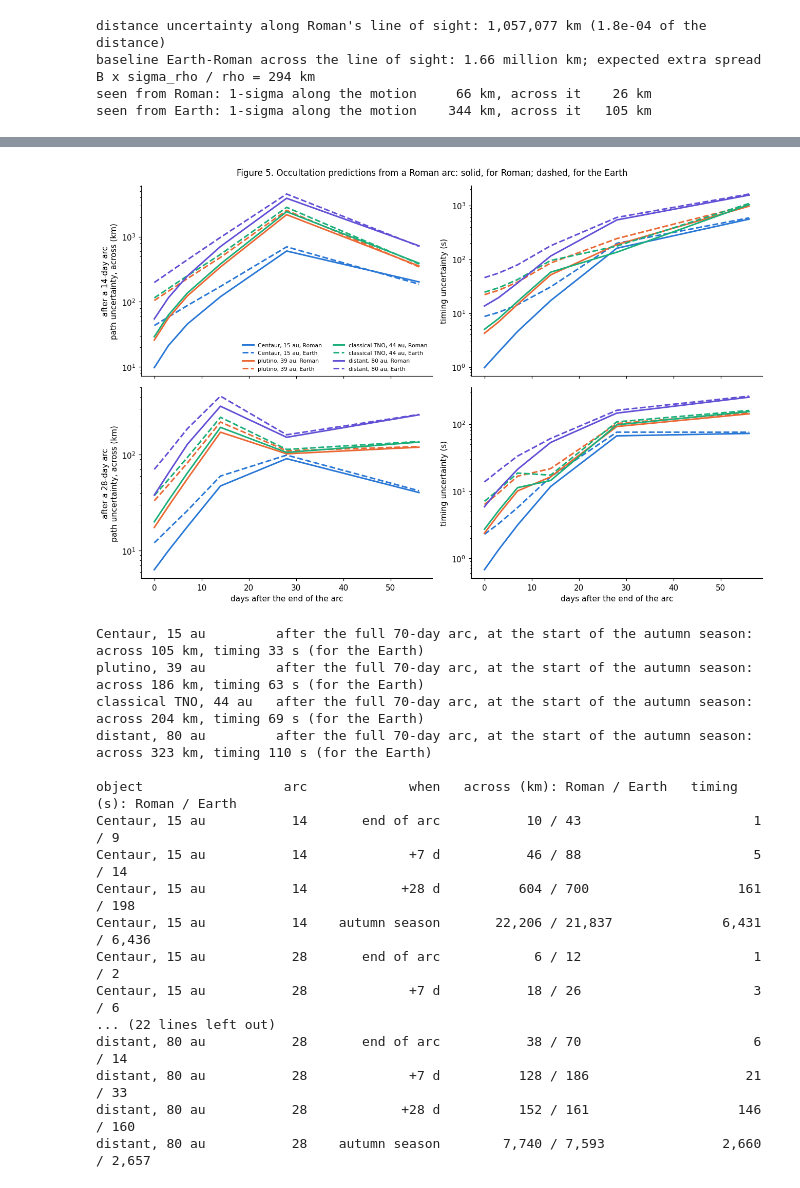
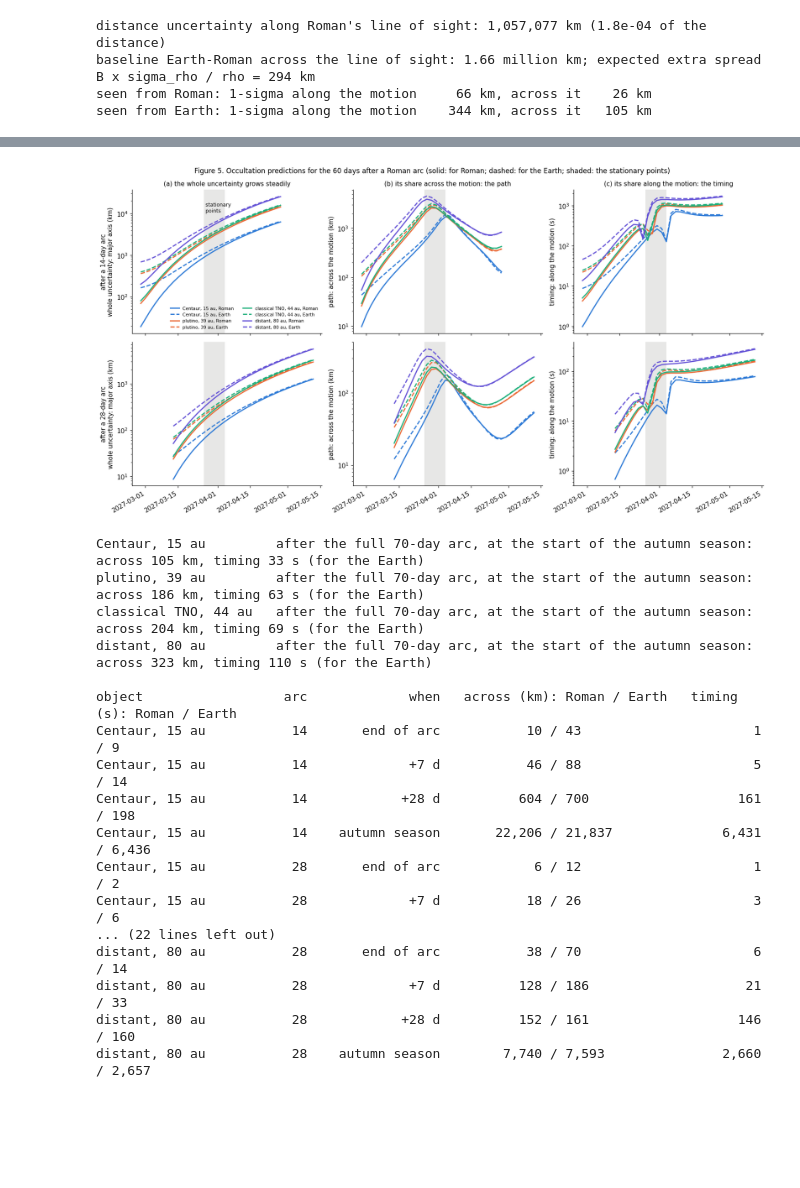
Before and after one commit to matthewjohnpayne/science-notebooks, a Jupyter notebook: notebooks/roman_tno/roman_tno.ipynb, the cells around one changed output, grey strips where cells are left out. Drawn from its saved outputs; the diff is of its cells as text; code cells hidden in the pictures; blank space fills up the shorter version.

```diff
--- a/notebooks/roman_tno/roman_tno.ipynb
+++ b/notebooks/roman_tno/roman_tno.ipynb
@@ -259,43 +259,57 @@ Here is how both evolve after the end of 14- and 28-day arcs, for predictions ma
 # %%
 LATER = [0, 3, 7, 14, 28, 56]
 autumn = Time(roman.AUTUMN_2027[0], scale="utc").tdb.jd - JD
+STATIONARY = (Time("2027-03-26").datetime, Time("2027-04-04").datetime)   # the objects' slowest motion (Section 2)
+series = {}
+for name in truth:
+    for arc in (14, 28):
+        O, f, S = fits[(name, arc)]
+        tt = O.t[-1] + np.arange(0, 61, 2.0)
+        series[(name, arc)] = (tt, roman.spread_series(S, f.t, f.state, tt, TRAJ))
+
+fig, axs = plt.subplots(2, 3, figsize=(15, 8), sharex=True)
+for row, arc in enumerate((14, 28)):
+    for (name, x), c in zip(truth.items(), roman.COLOURS):
+        tt, sp = series[(name, arc)]
+        dates = Time(tt + JD, format="jd", scale="tdb").datetime
+        for who, ls in (("Roman", "-"), ("Earth", "--")):
+            r = sp[who]
+            lab = f"{name}, {who}" if row == 0 else None
+            axs[row, 0].plot(dates, r["major"], ls, color=c, lw=1.8, label=lab)
+            axs[row, 1].plot(dates, r["across"], ls, color=c, lw=1.8)
+            axs[row, 2].plot(dates, r["along"] / r["rate_km_s"], ls, color=c, lw=1.8)
+    for ax, lab in zip(axs[row], ["whole uncertainty: major axis (km)", "path: across the motion (km)", "timing: along the motion (s)"]):
+        ax.set_yscale("log")
+        ax.axvspan(*STATIONARY, color=roman.MUTED, alpha=0.2, lw=0)
+        ax.set_ylabel(f"after a {arc}-day arc\n{lab}" if ax is axs[row, 0] else lab)
+for ax, title in zip(axs[0], ["(a) the whole uncertainty grows steadily", "(b) its share across the motion: the path", "(c) its share along the motion: the timing"]):
+    ax.set_title(title, fontsize=10)
+axs[0, 0].text(STATIONARY[0], axs[0, 0].get_ylim()[1] * 0.5, " stationary\n points", fontsize=8, color=roman.INK, va="top")
+axs[0, 0].legend(fontsize=7, frameon=False, ncol=2, loc="lower right")
+fig.autofmt_xdate()
+fig.suptitle("Figure 5. Occultation predictions for the 60 days after a Roman arc (solid: for Roman; dashed: for the Earth; shaded: the stationary points)", fontsize=11)
+plt.tight_layout()
+plt.show()
+
 rows = {}
 for name in truth:
     for arc in (14, 28):
         O, f, S = fits[(name, arc)]
         times = list(O.t[-1] + np.array(LATER)) + [autumn]
         rows[(name, arc)] = [roman.spread(S, f.t, f.state, tt, TRAJ) for tt in times]
-
-fig, axs = plt.subplots(2, 2, figsize=(12, 8), sharex=True)
-for row, arc in enumerate((14, 28)):
-    for (name, x), c in zip(truth.items(), roman.COLOURS):
-        sp = rows[(name, arc)][:-1]
-        for who, ls in (("Roman", "-"), ("Earth", "--")):
-            axs[row, 0].plot(LATER, [s[who]["across"] for s in sp], ls, color=c, lw=2, label=f"{name}, {who}" if row == 0 else None)
-            axs[row, 1].plot(LATER, [s[who]["along"] / s[who]["rate_km_s"] for s in sp], ls, color=c, lw=2)
-    axs[row, 0].set_ylabel(f"after a {arc}-day arc\npath uncertainty, across (km)")
-    axs[row, 1].set_ylabel("timing uncertainty (s)")
-    for ax in axs[row]:
-        ax.set_yscale("log")
-axs[1, 0].set_xlabel("days after the end of the arc"); axs[1, 1].set_xlabel("days after the end of the arc")
-axs[0, 0].legend(fontsize=7, frameon=False, ncol=2)
-fig.suptitle("Figure 5. Occultation predictions from a Roman arc: solid, for Roman; dashed, for the Earth", fontsize=11)
-plt.tight_layout()
-plt.show()
-
 for name in truth:
     O, f, S = fits[(name, 70)]
     s70 = roman.spread(S, f.t, f.state, autumn, TRAJ)
     print(f"{name:22s} after the full 70-day arc, at the start of the autumn season: across {s70['Earth']['across']:,.0f} km, "
           f"timing {s70['Earth']['along'] / s70['Earth']['rate_km_s']:,.0f} s (for the Earth)")
 print()
 print(f"{'object':22s} {'arc':>4s} {'when':>16s} {'across (km): Roman / Earth':>28s} {'timing (s): Roman / Earth':>27s}")
 for (name, arc), sp in rows.items():
     for lab, s in zip(["end of arc", "+7 d", "+28 d", "autumn season"], [sp[0], sp[2], sp[4], sp[-1]]):
         R, E = s["Roman"], s["Earth"]
         print(f"{name:22s} {arc:4d} {lab:>16s} {R['across']:12,.0f} / {E['across']:<12,.0f} {R['along'] / R['rate_km_s']:12,.0f} / {E['along'] / E['rate_km_s']:<10,.0f}")
 # %% [output]
-[figure, old version]
+[figure, new version]
 Centaur, 15 au         after the full 70-day arc, at the start of the autumn season: across 105 km, timing 33 s (for the Earth)
 plutino, 39 au         after the full 70-day arc, at the start of the autumn season: across 186 km, timing 63 s (for the Earth)
 classical TNO, 44 au   after the full 70-day arc, at the start of the autumn season: across 204 km, timing 69 s (for the Earth)
```
Also changed, not shown: parts of 3 cells of this notebook, 2 other files.
